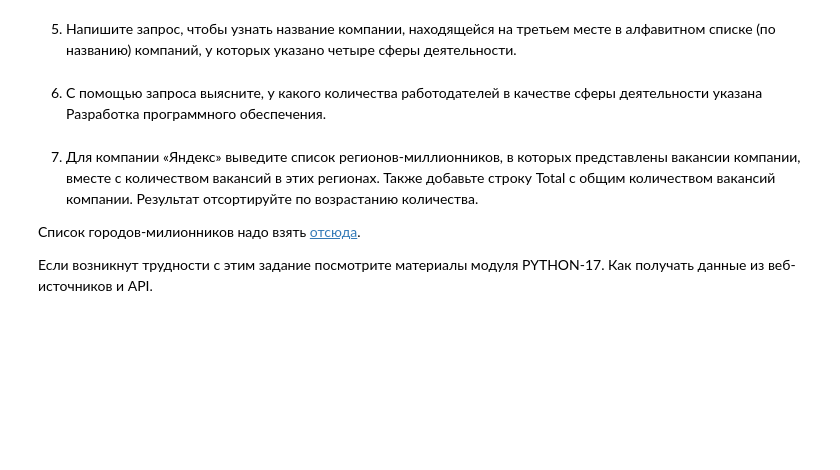
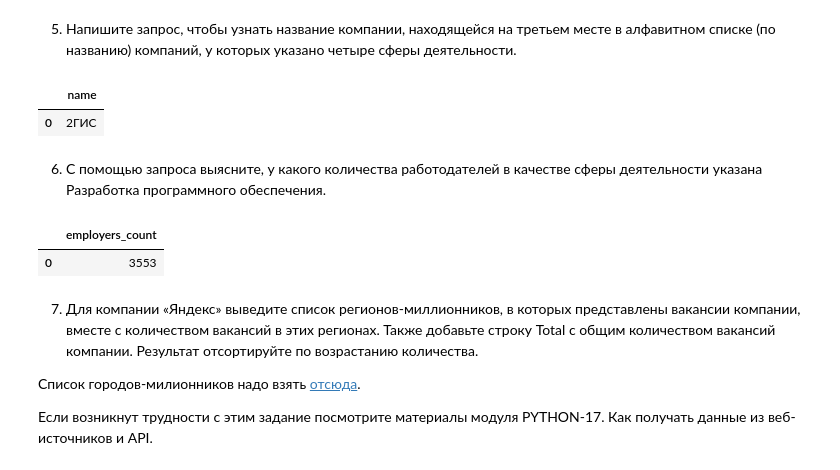
Before and after one commit to eartzhi/HH_project_2, a Jupyter notebook: Project_2_Ноутбук.ipynb, the cells around one changed output. Drawn from its saved outputs; the diff is of its cells as text; code cells hidden in the pictures; blank space fills up the shorter version.

```diff
--- a/Project_2_Ноутбук.ipynb
+++ b/Project_2_Ноутбук.ipynb
@@ -334,8 +333,23 @@ connection.close()
 5. Напишите запрос, чтобы узнать название компании, находящейся на третьем месте в алфавитном списке (по названию) компаний, у которых указано четыре сферы деятельности.
 # %%
 # текст запроса
+query_5_5 = f'''
+SELECT e.name
+FROM public.employers AS e
+	LEFT JOIN public.employers_industries AS ei ON e.id = ei.employer_id
+GROUP BY e.name
+HAVING count(ei.industry_id) = 4
+ORDER BY 1
+OFFSET 2
+LIMIT 1
+'''
 # %%
 # результат запроса
+df_5_5 = pd.read_sql_query(query_5_5, connection)
+display(df_5_5)
+# %% [output]
+|  | name |
+| 0 | 2ГИС |
 # %% [markdown]
 6. С помощью запроса выясните, у какого количества работодателей в качестве сферы деятельности указана Разработка программного обеспечения.
 # %%
@@ -343,5 +364,10 @@ connection.close()
 # %%
 # результат запроса
+df_5_6 = pd.read_sql_query(query_5_6, connection)
+display(df_5_6)
+# %% [output]
+|  | employers_count |
+| 0 | 3553 |
 # %% [markdown]
 7. Для компании «Яндекс» выведите список регионов-миллионников, в которых представлены вакансии компании, вместе с количеством вакансий в этих регионах. Также добавьте строку Total с общим количеством вакансий компании. Результат отсортируйте по возрастанию количества.
 
```
Also changed, not shown: parts of 11 cells of this notebook.
